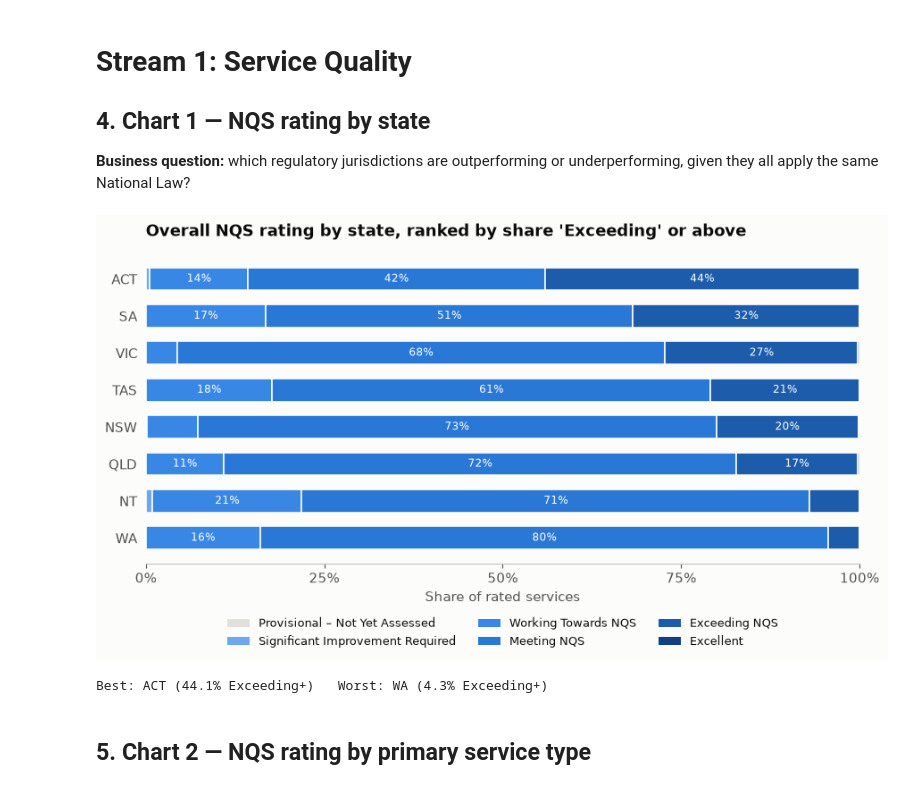
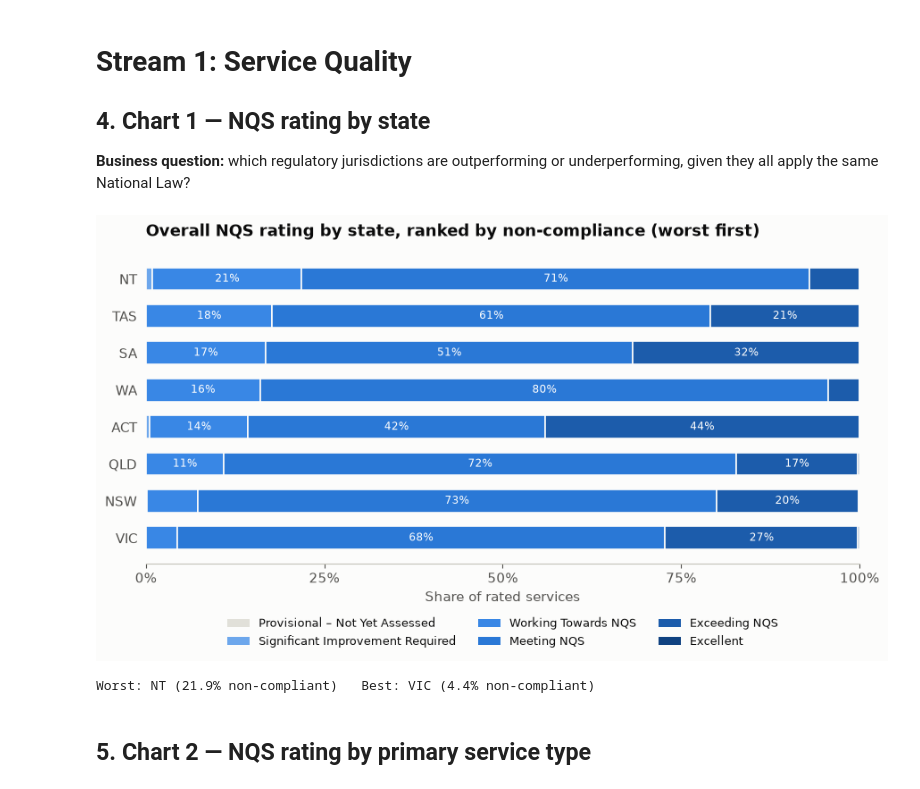
Before and after one commit to martvanhoorn2003-svg/Mart, a Jupyter notebook: ACECQA_Service_Quality_Analysis.ipynb, the cells around one changed output. Cells and saved outputs as stored; diff of their text form; code cells hidden in the pictures.

```diff
--- a/ACECQA_Service_Quality_Analysis.ipynb
+++ b/ACECQA_Service_Quality_Analysis.ipynb
@@ -295,34 +295,37 @@ def stacked_bar(ax, props, order, colors, value_fmt="{:.0%}"):
 # %%
 
 rated = df[df["State"].notna()].copy()
 rated["OverallRating"] = rated["OverallRating"].astype(str)
 props = (
     rated.groupby("State")["OverallRating"].value_counts(normalize=True)
     .unstack(fill_value=0).reindex(columns=RATING_ORDER, fill_value=0)
 )
-props["_score"] = props["Exceeding NQS"] + props["Excellent"]
+# Sort by non-compliance (Working Towards + Significant Improvement
+# Required), worst first - consistent with the non-compliance framing
+# used everywhere else in this stream.
+props["_score"] = props["Working Towards NQS"] + props["Significant Improvement Required"]
 props = props.sort_values("_score", ascending=False).drop(columns="_score")
 
 fig, ax = plt.subplots(figsize=(9, 5.2))
 stacked_bar(ax, props, RATING_ORDER, RATING_COLORS)
-ax.set_title("Overall NQS rating by state, ranked by share 'Exceeding' or above",
+ax.set_title("Overall NQS rating by state, ranked by non-compliance (worst first)",
              fontsize=13, fontweight="bold", color=INK_PRIMARY, loc="left", pad=14)
 ax.set_xlabel("Share of rated services")
 handles = [Patch(facecolor=RATING_COLORS[c], label=c) for c in RATING_ORDER]
 ax.legend(handles=handles, loc="upper center", bbox_to_anchor=(0.5, -0.14), ncol=3, frameon=False, fontsize=9)
 fig.tight_layout()
 fig.savefig(FIG_DIR / "01_rating_by_state.png", dpi=200)
 plt.show()
 
-best_state, worst_state = props.index[0], props.index[-1]
+worst_state, best_state = props.index[0], props.index[-1]
 summary["best_state"] = best_state
 summary["worst_state"] = worst_state
-summary["best_state_exceeding_pct"] = round(float(props.loc[best_state, "Exceeding NQS"] + props.loc[best_state, "Excellent"]) * 100, 1)
-summary["worst_state_exceeding_pct"] = round(float(props.loc[worst_state, "Exceeding NQS"] + props.loc[worst_state, "Excellent"]) * 100, 1)
-print(f"Best: {best_state} ({summary['best_state_exceeding_pct']}% Exceeding+)   Worst: {worst_state} ({summary['worst_state_exceeding_pct']}% Exceeding+)")
+summary["best_state_noncompliance_pct"] = round(float(props.loc[best_state, "Working Towards NQS"] + props.loc[best_state, "Significant Improvement Required"]) * 100, 1)
+summary["worst_state_noncompliance_pct"] = round(float(props.loc[worst_state, "Working Towards NQS"] + props.loc[worst_state, "Significant Improvement Required"]) * 100, 1)
+print(f"Worst: {worst_state} ({summary['worst_state_noncompliance_pct']}% non-compliant)   Best: {best_state} ({summary['best_state_noncompliance_pct']}% non-compliant)")
 # %% [output]
-[figure, old version]
+[figure, new version]
-Best: ACT (44.1% Exceeding+)   Worst: WA (4.3% Exceeding+)
+Worst: NT (21.9% non-compliant)   Best: VIC (4.4% non-compliant)
 # %% [markdown]
 
 ## 5. Chart 2 — NQS rating by primary service type
```
Also changed, not shown: parts of 2 cells of this notebook, 6 other files.
